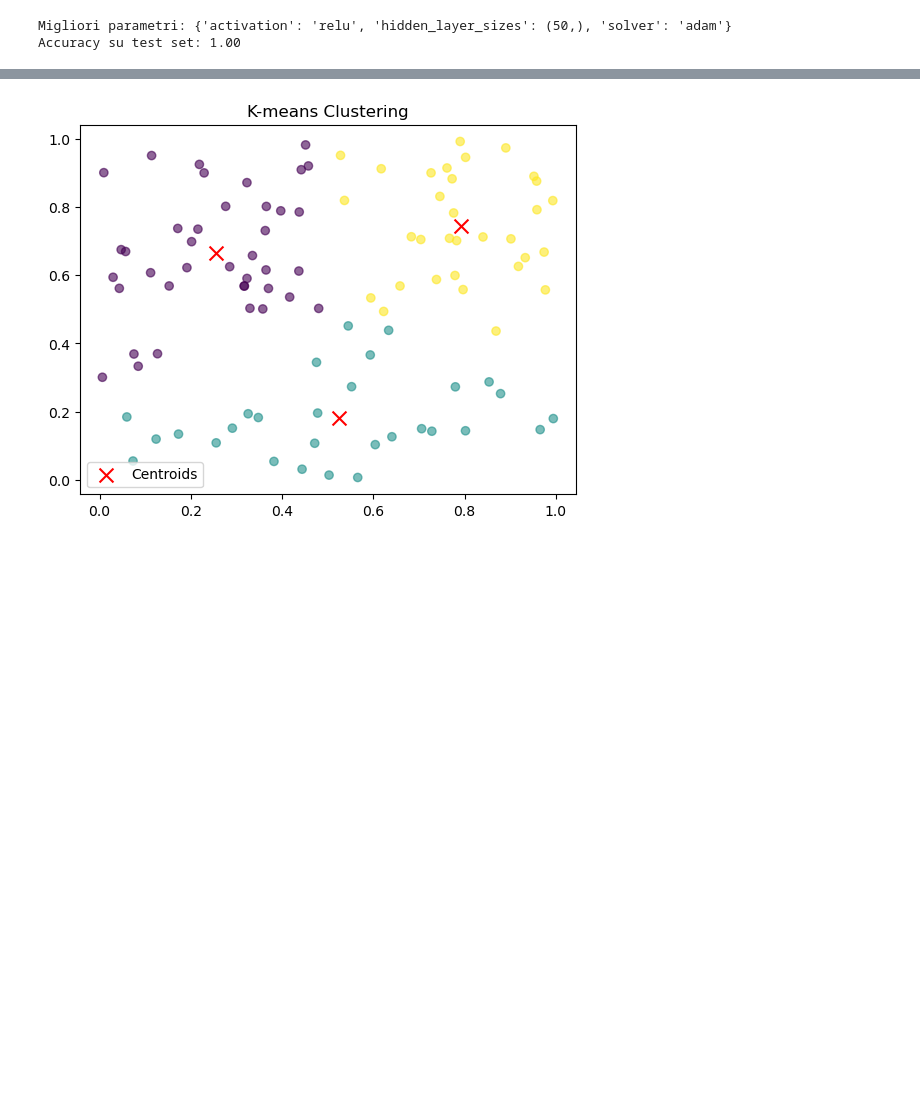
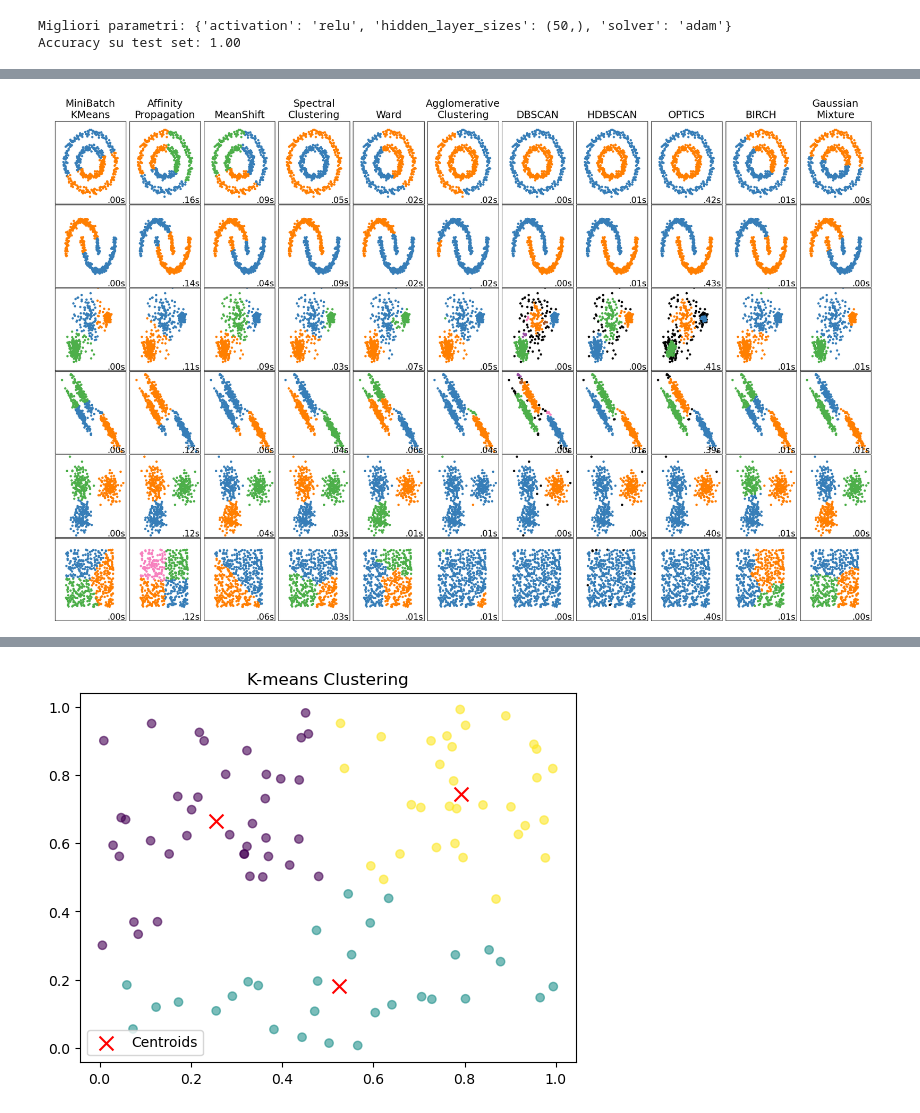
Before and after one commit to seccobenedetto/coding_tutorials, a Jupyter notebook: machine_learning_00_basics.ipynb, the cells around one changed output, grey strips where cells are left out. Drawn from its saved outputs; the diff is of its cells as text; code cells hidden in the pictures; blank space fills up the shorter version.

Commit message:
added things about clustering

```diff
--- a/machine_learning_00_basics.ipynb
+++ b/machine_learning_00_basics.ipynb
@@ -197,3 +215,7 @@ Accuracy su test set: 1.00
+# %%
+display(Image("./images/all_clustering.png", width=1100))
+# %% [output]
+[figure, added]
 # %% [markdown]
 ### KMEANS CLUSTERING
 K-means è un algoritmo di clustering non supervisionato che suddivide i dati in k gruppi basandosi sulla similarità tra i punti. L'obiettivo è minimizzare la somma delle distanze al quadrato tra i punti e il centroide del cluster di appartenenza. Inizialmente si sceglie casualmente k centroidi iniziali, poi: (1) si assegna ciascun punto al cluster il cui centroide è il più vicino, (2) si ricalcolano i centroidi come media dei punti assegnati in ciascun cluster, infine si ripetono i passaggi 1 e 2 finché i centroidi non cambiano significativamente o si raggiunge il numero massimo di iterazioni.
```
Also changed, not shown: parts of 15 cells of this notebook, 3 other files.
